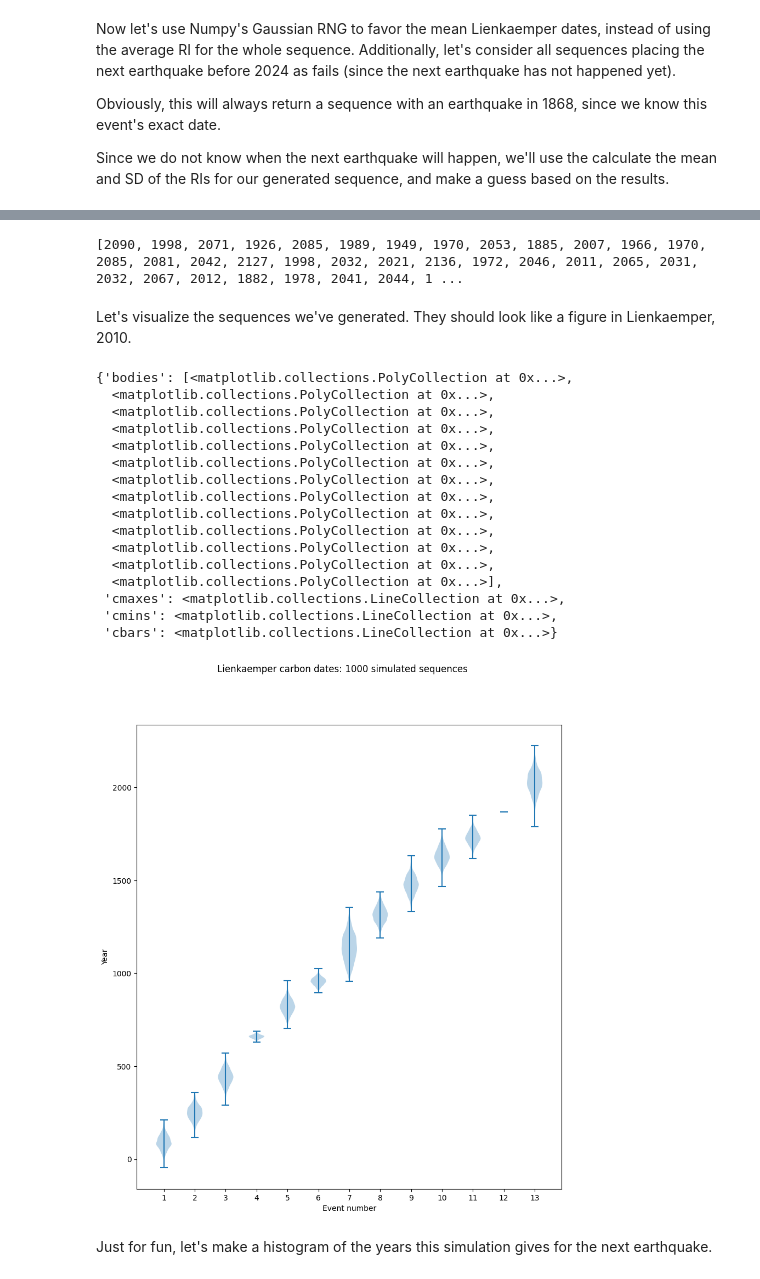
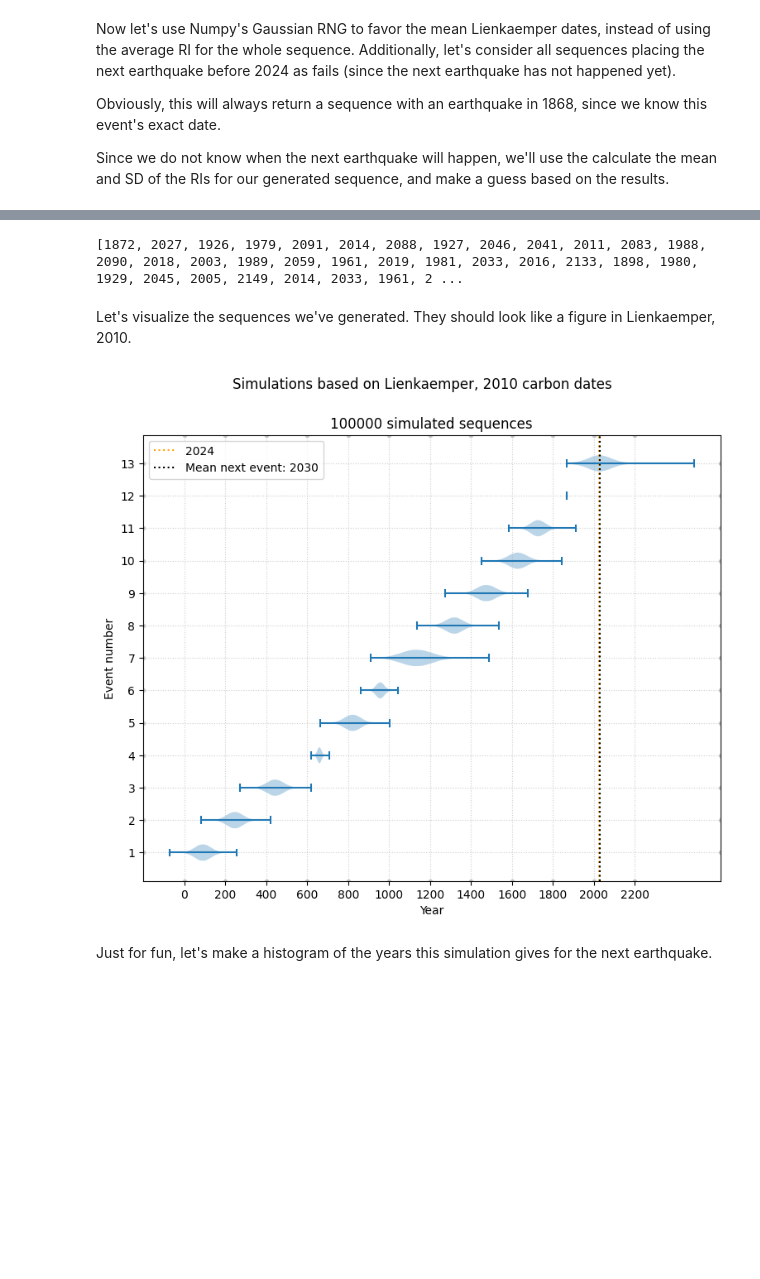
Before and after one commit to yair-franco/hayward_sequence_sim, a Jupyter notebook: sequence_simulator.ipynb, the cells around one changed output, grey strips where cells are left out. Drawn from its saved outputs; the diff is of its cells as text; code cells hidden in the pictures; blank space fills up the shorter version.

Commit message:
finished lienkaemper
2010 plots should be final

```diff
--- a/sequence_simulator.ipynb
+++ b/sequence_simulator.ipynb
@@ -191,7 +191,7 @@ Lienkaemper sequence: [91, 247, 444, 660, 822, 957, 1134, 1317, 1475, 1629, 1725
 # %%
 nextdates = []
 s = 0
-sequences = 1000
+sequences = 100000
 means = []
 sds = []
 sq = []
@@ -225,8 +225,14 @@ for i in range(sequences): #initialize sequences
 
         # means.append(mean)
         # sds.append(sd)
+        add = False
+        while add == False:
+            nextevent = seq[-1] + int(np.random.normal(meanRI, sdRI))
+            if nextevent < seq[-1]:
+                continue
+            elif nextevent >= seq[j-1]:
+                add = True
 
-        nextevent = seq[-1] + int(np.random.normal(meanRI, sdRI))
         seq.append(nextevent)
 
         sq.append(seq)
@@ -235,6 +241,6 @@ for i in range(sequences): #initialize sequences
 
 print(nextdates)
 # %% [output]
-[2090, 1998, 2071, 1926, 2085, 1989, 1949, 1970, 2053, 1885, 2007, 1966, 1970, 2085, 2081, 2042, 2127, 1998, 2032, 2021, 2136, 1972, 2046, 2011, 2065, 2031, 2032, 2067, 2012, 1882, 1978, 2041, 2044, 1 ...
+[1872, 2027, 1926, 1979, 2091, 2014, 2088, 1927, 2046, 2041, 2011, 2083, 1988, 2090, 2018, 2003, 1989, 2059, 1961, 2019, 1981, 2033, 2016, 2133, 1898, 1980, 1929, 2045, 2005, 2149, 2014, 2033, 1961, 2 ...
 # %% [markdown]
 Let's visualize the sequences we've generated. They should look like a figure in Lienkaemper, 2010.
@@ -243,40 +247,30 @@ ev[i] for ev in sq
 # %%
 x = np.arange(1,len(seq)+1,1)
 
-fig, ax = plt.subplots(figsize=(10,11))
+fig, ax = plt.subplots(figsize=(9,7))
 
-fig.suptitle(f'Lienkaemper carbon dates: {len(sq)} simulated sequences')
+fig.suptitle(f'Simulations based on Lienkaemper, 2010 carbon dates')
 
-ax.set_xlabel(f"Event number")
-ax.set_ylabel(f'Year')
-ax.set_xticks(x)
-# ax.scatter(x,sq[0], s = 2, marker='.',color = 'red')
+ax.set_title(f"{len(sq)} simulated sequences")
+ax.set_ylabel(f"Event number")
+ax.set_xlabel(f'Year')
+ax.set_yticks(x)
+ax.set_xticks(np.arange(0,2400,200))
+ax.axvline(2024,linestyle=':',color='orange',label='2024')
+ax.axvline(np.mean(nextdates),linestyle=':',color='black',label=f'Mean next event: {round(np.mean(nextdates))}')
+
 
 by_event = []
 for i in range(len(x)):
     by_event.append([ev[i] for ev in sq])
 
-ax.violinplot(by_event)
-# for l in sq:
-#     ax.scatter(x,l, s = 1, marker='.',color = 'red')
+ax.violinplot(by_event,vert=False)
+ax.grid(alpha=0.6,marker='.',ls=':')
+ax.legend(loc=2)
+
+plt.show()
 # %% [output]
-{'bodies': [<matplotlib.collections.PolyCollection at 0x...>,
-  <matplotlib.collections.PolyCollection at 0x...>,
-  <matplotlib.collections.PolyCollection at 0x...>,
-  <matplotlib.collections.PolyCollection at 0x...>,
-  <matplotlib.collections.PolyCollection at 0x...>,
-  <matplotlib.collections.PolyCollection at 0x...>,
-  <matplotlib.collections.PolyCollection at 0x...>,
-  <matplotlib.collections.PolyCollection at 0x...>,
-  <matplotlib.collections.PolyCollection at 0x...>,
-  <matplotlib.collections.PolyCollection at 0x...>,
-  <matplotlib.collections.PolyCollection at 0x...>,
-  <matplotlib.collections.PolyCollection at 0x...>,
-  <matplotlib.collections.PolyCollection at 0x...>],
- 'cmaxes': <matplotlib.collections.LineCollection at 0x...>,
- 'cmins': <matplotlib.collections.LineCollection at 0x...>,
- 'cbars': <matplotlib.collections.LineCollection at 0x...>}
-[figure, old version]
+[figure, new version]
 # %% [markdown]
 Just for fun, let's make a histogram of the years this simulation gives for the next earthquake.
 # %%
```
Also changed, not shown: parts of 9 cells of this notebook.
